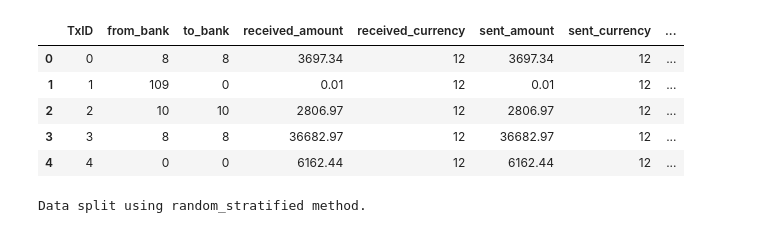
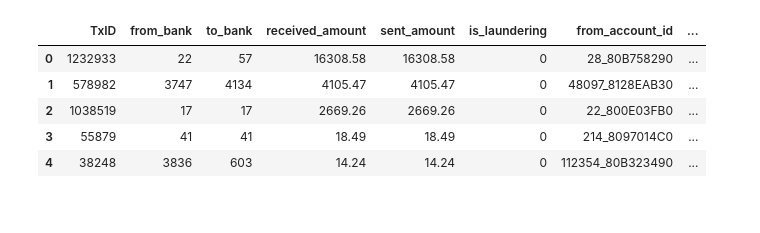
Before and after one commit to engie4800/dsi-capstone-spring-2025-TD-anti-money-laundering, a Jupyter notebook: Code/notebooks/Abhitay/IBM/XGBoost_1hop.ipynb, the cells around one changed output. Cells and saved outputs as stored; diff of their text form; code cells hidden in the pictures.

```diff
--- a/Code/notebooks/Abhitay/IBM/XGBoost_1hop.ipynb
+++ b/Code/notebooks/Abhitay/IBM/XGBoost_1hop.ipynb
@@ -35,5 +32,12 @@ pagerank_sent_amount, pagerank_received_amount
 # %%
 df = xgb_pipeline.df.copy()
+
+df_majority = df[df['is_laundering'] == 0].sample(frac=0.5, random_state=42)
+df_minority = df[df['is_laundering'] == 1]  # Keep all
+
+df = pd.concat([df_majority, df_minority])
+
+
 df["TxID"] = df.index
 
 # Step 1: Prepare copies for joins
@@ -46,37 +50,37 @@ forward_df = df[['TxID', 'from_account_id', 'sent_amount_usd']].rename(
 
 # Backward: sender was receiver
 backward_df = df[['TxID', 'to_account_id', 'sent_amount_usd']].rename(
     columns={'TxID': 'backward_TxID',
              'to_account_id': 'sender',
              'sent_amount_usd': 'backward_amount'}
 )
 
 # Step 2: Merge to get one-hop forward transactions (based on receiver)
 df_forward = df.merge(forward_df, how='left', left_on='to_account_id', right_on='receiver')
 # Remove self-join: keep rows with no match or where TxIDs differ
 df_forward = df_forward[
     (df_forward['forward_TxID'].isna()) | (df_forward['TxID'] != df_forward['forward_TxID'])
 ]
 
 # Step 3: Merge to get one-hop backward transactions (based on sender)
 df_backward = df.merge(backward_df, how='left', left_on='from_account_id', right_on='sender')
 df_backward = df_backward[
     (df_backward['backward_TxID'].isna()) | (df_backward['TxID'] != df_backward['backward_TxID'])
 ]
 
 # Step 4: Aggregate
 fwd_stats = df_forward.groupby('TxID')['forward_amount'].agg(['min', 'max', 'mean', 'std']).add_prefix('onehop_forward_')
 bwd_stats = df_backward.groupby('TxID')['backward_amount'].agg(['min', 'max', 'mean', 'std']).add_prefix('onehop_backward_')
 
 # Step 5: Merge back with original dataframe
 df_final = df.set_index('TxID').join(fwd_stats).join(bwd_stats).reset_index()
 
 df_final.head()
 # %% [output]
-|  | TxID | from_bank | to_bank | received_amount | received_currency | sent_amount | sent_currency | ... |
-| 0 | 0 | 8 | 8 | 3697.34 | 12 | 3697.34 | 12 | ... |
-| 1 | 1 | 109 | 0 | 0.01 | 12 | 0.01 | 12 | ... |
-| 2 | 2 | 10 | 10 | 2806.97 | 12 | 2806.97 | 12 | ... |
-| 3 | 3 | 8 | 8 | 36682.97 | 12 | 36682.97 | 12 | ... |
-| 4 | 4 | 0 | 0 | 6162.44 | 12 | 6162.44 | 12 | ... |
+|  | TxID | from_bank | to_bank | received_amount | sent_amount | is_laundering | from_account_id | ... |
+| 0 | 1232933 | 22 | 57 | 16308.58 | 16308.58 | 0 | 28_80B758290 | ... |
+| 1 | 578982 | 3747 | 4134 | 4105.47 | 4105.47 | 0 | 48097_8128EAB30 | ... |
+| 2 | 1038519 | 17 | 17 | 2669.26 | 2669.26 | 0 | 22_800E03FB0 | ... |
+| 3 | 55879 | 41 | 41 | 18.49 | 18.49 | 0 | 214_8097014C0 | ... |
+| 4 | 38248 | 3836 | 603 | 14.24 | 14.24 | 0 | 112354_80B323490 | ... |
 # %%
@@ -84,14 +88,16 @@ df_final.to_csv('file.csv', index=False)
 # %%
 xgb_pipeline.df = df_final.copy()
 # %%
-X = ['received_amount', 'received_currency','sent_amount','sent_currency','payment_type','sent_amount_usd'
-     ,'received_amount_usd','hour_of_day','day_of_week','seconds_since_midnight','timestamp_int','timestamp_scaled'
-     ,'day_sin','day_cos','time_of_day_sin','time_of_day_cos','is_weekend','degree_centrality_sent_amount','pagerank_sent_amount'
-     ,'degree_centrality_received_amount','pagerank_received_amount','onehop_forward_min', 'onehop_forward_max', 'onehop_forward_mean'
-     ,'onehop_forward_std', 'onehop_backward_min', 'onehop_backward_max', 'onehop_backward_mean', 'onehop_backward_std']
+# X = ['from_bank','to_bank','received_amount', 'received_currency','sent_amount','sent_currency','payment_type','sent_amount_usd'
+#      ,'received_amount_usd','hour_of_day','day_of_week','seconds_since_midnight','timestamp_int','timestamp_scaled'
+#      ,'day_sin','day_cos','time_of_day_sin','time_of_day_cos','is_weekend','degree_centrality_sent_amount','pagerank_sent_amount'
+#      ,'degree_centrality_received_amount','pagerank_received_amount','onehop_forward_min', 'onehop_forward_max', 'onehop_forward_mean'
+#      ,'onehop_forward_std', 'onehop_backward_min', 'onehop_backward_max', 'onehop_backward_mean', 'onehop_backward_std']
+
+
+X1 = xgb_pipeline.df.columns
+X_remove = ['TxID', 'is_laundering','from_account_id',	'to_account_id','from_account_idx','to_account_idx']
+
+X = [x for x in X1 if x not in X_remove]
 
 y = 'is_laundering'
-
-X_train, X_val, X_test, y_train, y_val, y_test = xgb_pipeline.split_train_test_val(X,y)
-# %% [output]
-Data split using random_stratified method.
```
Also changed, not shown: parts of 22 cells of this notebook, 10 other files.
